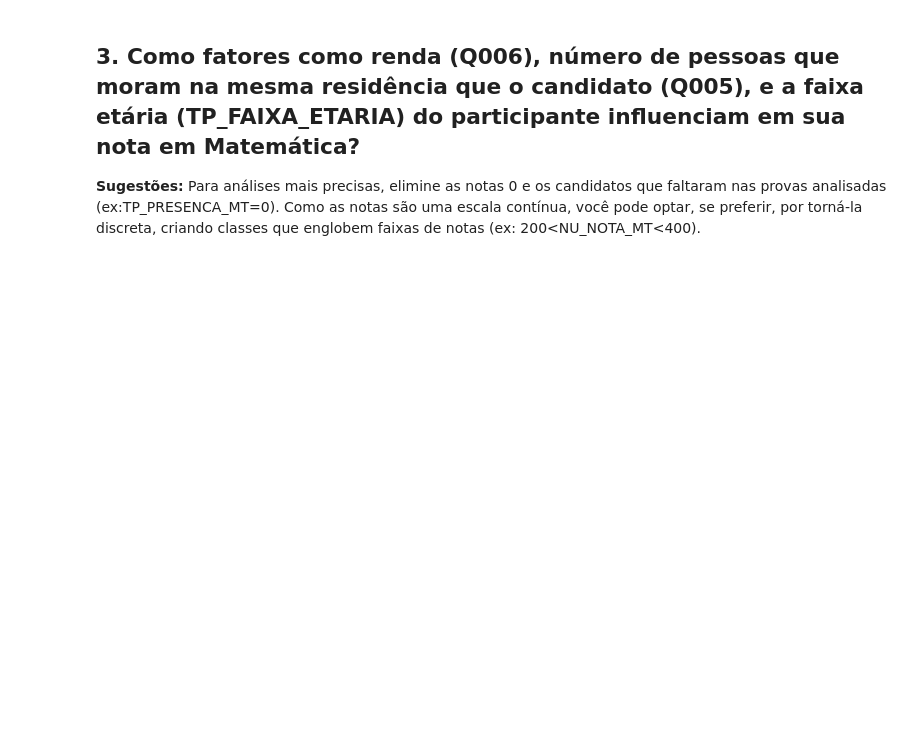
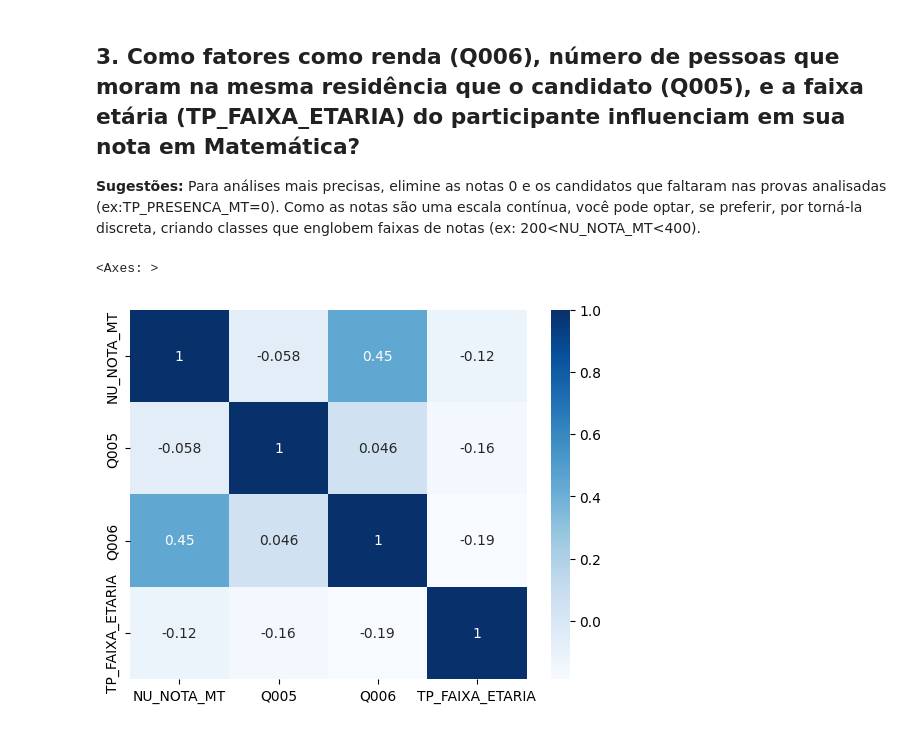
Before and after one commit to bdlemos/Faculdade, a Jupyter notebook: Semestre_4/ICD/3-mais-pandas.ipynb, the cells around one changed output. Drawn from its saved outputs; the diff is of its cells as text; code cells hidden in the pictures; blank space fills up the shorter version.

```diff
--- a/Semestre_4/ICD/3-mais-pandas.ipynb
+++ b/Semestre_4/ICD/3-mais-pandas.ipynb
@@ -46,3 +152,14 @@ AM: 18751
 ## 3. Como fatores como renda (Q006), número de pessoas que moram na mesma residência que o candidato (Q005), e a faixa etária (TP_FAIXA_ETARIA) do participante influenciam em sua nota em Matemática?
 
 **Sugestões:** Para análises mais precisas, elimine as notas 0 e os candidatos que faltaram nas provas analisadas (ex:TP_PRESENCA_MT=0). Como as notas são uma escala contínua, você pode optar, se preferir, por torná-la discreta, criando classes que englobem faixas de notas (ex: 200<NU_NOTA_MT<400).
+# %%
+
+ex3 =enem[['NU_NOTA_MT', 'Q005','Q006', 'TP_FAIXA_ETARIA']].dropna()
+ex3['NU_NOTA_MT'] = ex3['NU_NOTA_MT']/100
+ex3['NU_NOTA_MT'] = ex3['NU_NOTA_MT'].astype(int)
+ex3['Q006'].replace({'A': 0, 'B': 1, 'C': 2, 'D': 3, 'E': 4, 'F': 5, 'G': 6, 'H': 7, 'I': 8, 'J': 9, 'K': 10, 'L': 11, 'M': 12, 'N': 13, 'O': 14, 'P': 15, 'Q': 16}, inplace=True)
+plt.subplot()
+sns.heatmap(ex3.corr(), annot=True, cmap='Blues')
+# %% [output]
+<Axes: >
+[figure, added]
```
Also changed, not shown: parts of 9 cells of this notebook, 48 other files.
